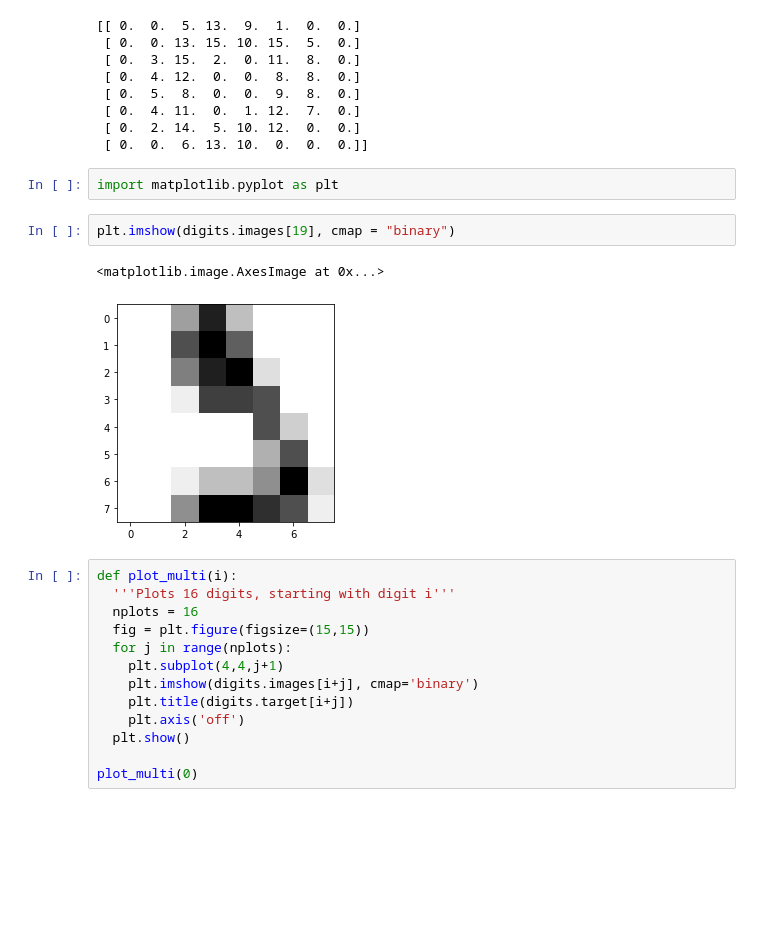
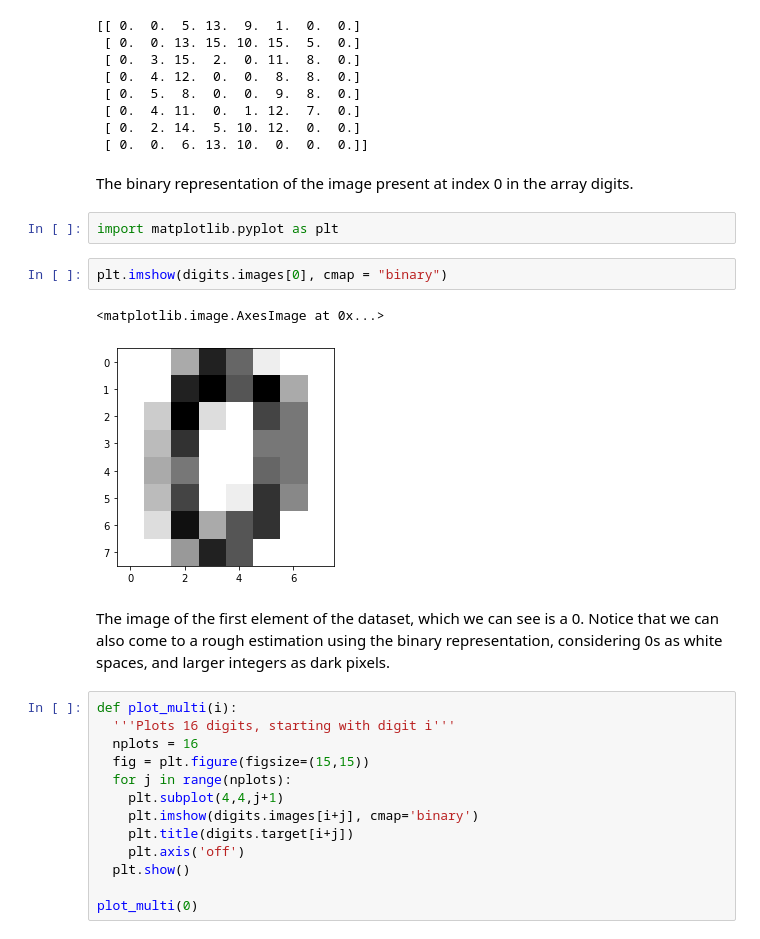
Before and after one commit to tejaskarnani/OCR-digit, a Jupyter notebook: OCR.ipynb, the cells around one changed output. Cells and saved outputs as stored; diff of their text form; blank space fills up the shorter version.

```diff
--- a/OCR.ipynb
+++ b/OCR.ipynb
@@ -19,13 +21,17 @@ print (digits.images[0])
  [ 0.  4. 11.  0.  1. 12.  7.  0.]
  [ 0.  2. 14.  5. 10. 12.  0.  0.]
  [ 0.  0.  6. 13. 10.  0.  0.  0.]]
+# %% [markdown]
+The binary representation of the image present at index 0 in the array digits.
 # %%
 import matplotlib.pyplot as plt
 # %%
-plt.imshow(digits.images[19], cmap = "binary")
+plt.imshow(digits.images[0], cmap = "binary")
 # %% [output]
 <matplotlib.image.AxesImage at 0x...>
-[figure, old version]
+[figure, new version]
+# %% [markdown]
+The image of the first element of the dataset, which we can see is a 0. Notice that we can also come to a rough estimation using the binary representation, considering 0s as white spaces, and larger integers as dark pixels.
 # %%
 def plot_multi(i):
   '''Plots 16 digits, starting with digit i'''
```
Also changed, not shown: parts of 15 cells of this notebook.
